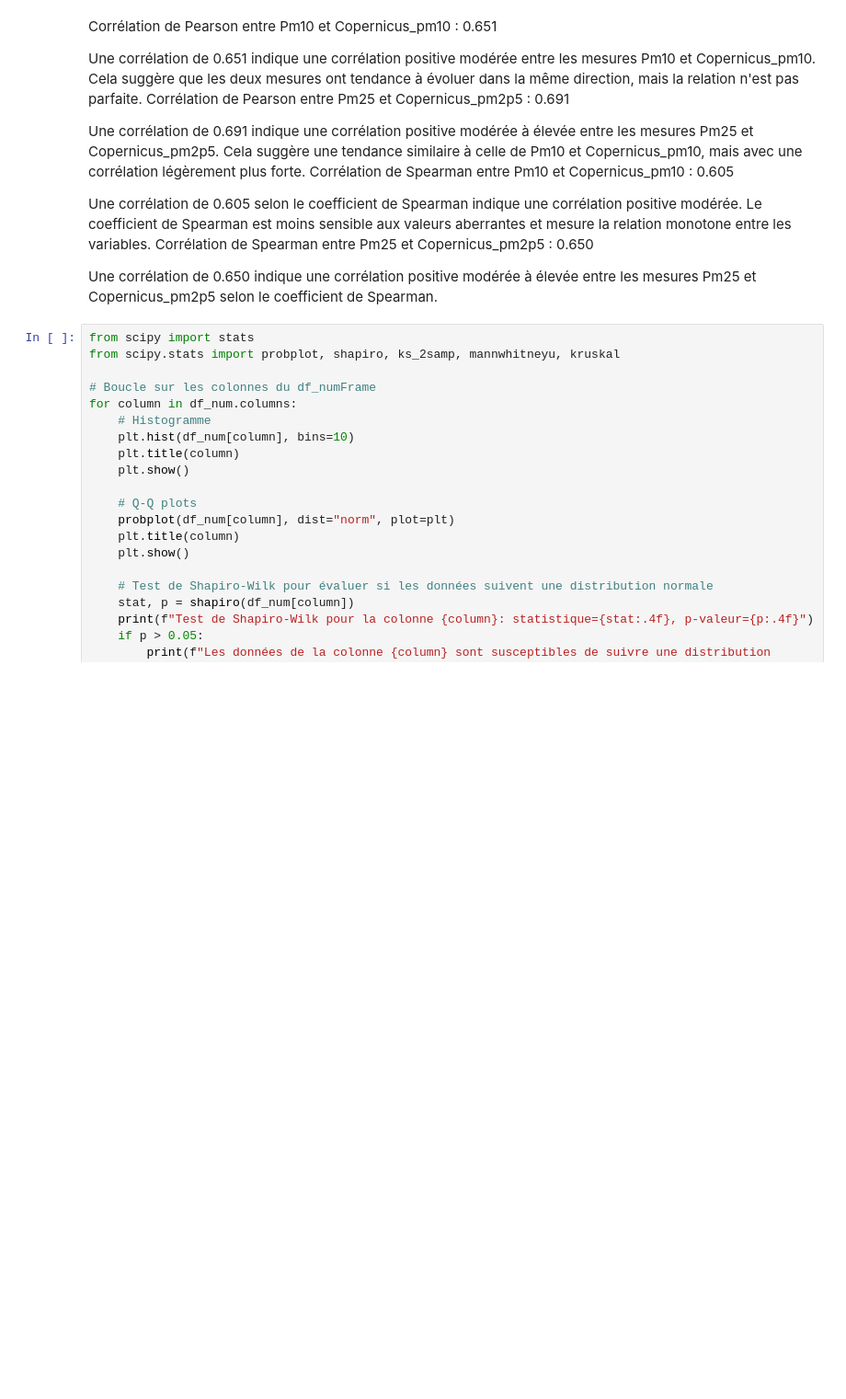
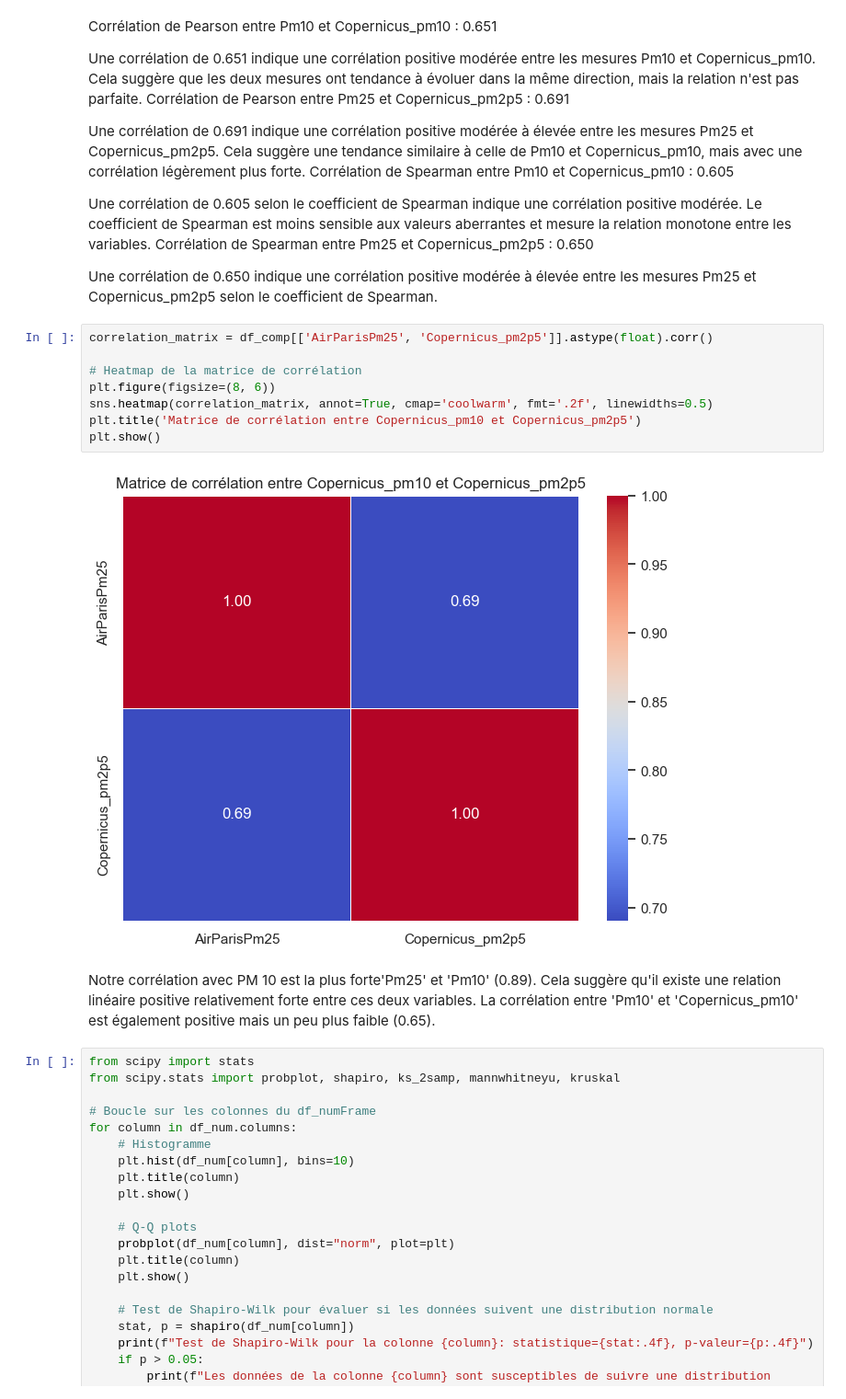
Before and after one commit to M99Zayn/Projet-Copernicus, a Jupyter notebook: Copernicus_AirParif_EDA.ipynb, the cells around one changed output. Shown at 92% size. Cells and saved outputs as stored; diff of their text form; blank space fills up the shorter version.

Commit message:
Version finale EDA Copernicus
Fusion des données, analyse exploratoire, visualisations

```diff
--- a/Copernicus_AirParif_EDA.ipynb
+++ b/Copernicus_AirParif_EDA.ipynb
@@ -428,6 +428,18 @@ Une corrélation de 0.605 selon le coefficient de Spearman indique une corrélat
 Corrélation de Spearman entre Pm25 et Copernicus_pm2p5 : 0.650
 
 Une corrélation de 0.650 indique une corrélation positive modérée à élevée entre les mesures Pm25 et Copernicus_pm2p5 selon le coefficient de Spearman.
+# %%
+correlation_matrix = df_comp[['AirParisPm25', 'Copernicus_pm2p5']].astype(float).corr()
+
+# Heatmap de la matrice de corrélation
+plt.figure(figsize=(8, 6))
+sns.heatmap(correlation_matrix, annot=True, cmap='coolwarm', fmt='.2f', linewidths=0.5)
+plt.title('Matrice de corrélation entre Copernicus_pm10 et Copernicus_pm2p5')
+plt.show()
+# %% [output]
+[figure, added]
+# %% [markdown]
+Notre corrélation avec PM 10 est la plus forte'Pm25' et 'Pm10' (0.89). Cela suggère qu'il existe une relation linéaire positive relativement forte entre ces deux variables. La corrélation entre 'Pm10' et 'Copernicus_pm10' est également positive mais un peu plus faible (0.65).
 # %%
 from scipy import stats
 from scipy.stats import probplot, shapiro, ks_2samp, mannwhitneyu, kruskal
```
Also changed, not shown: parts of 26 cells of this notebook, 1 other file.
